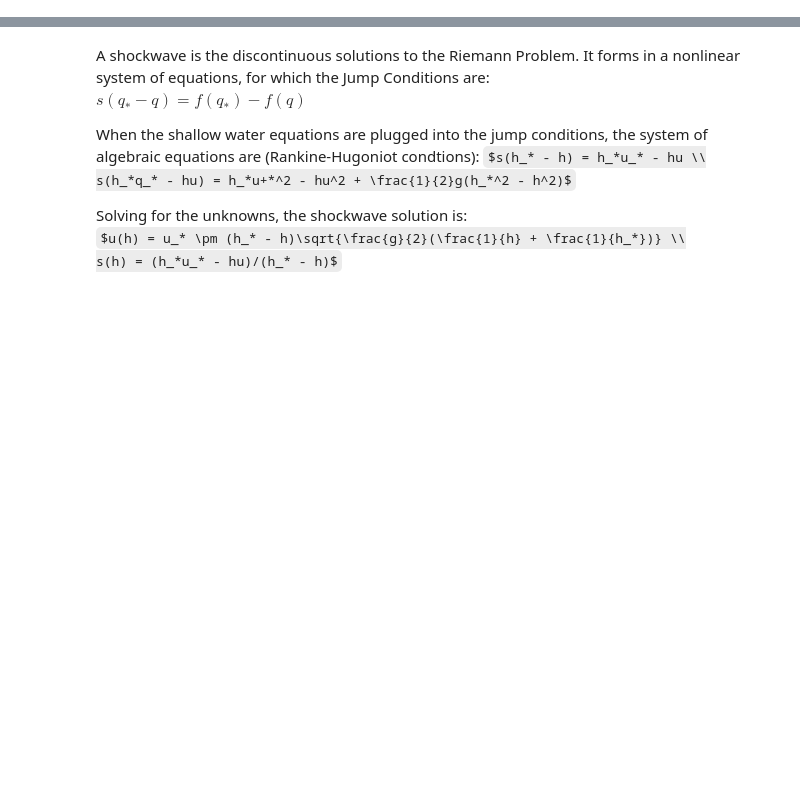
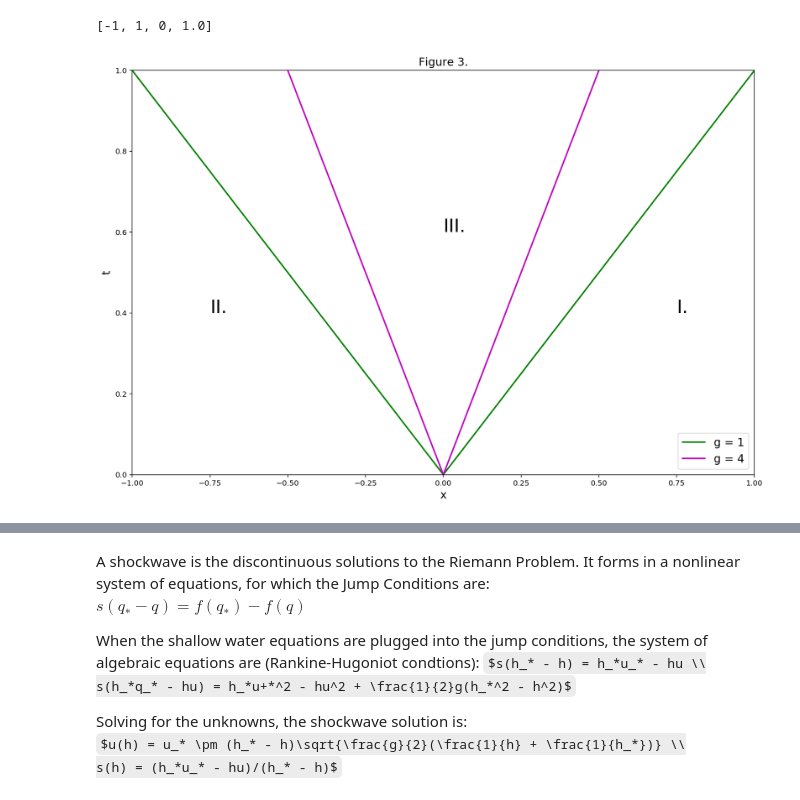
Before and after one commit to blacy/BriannaErinSeminar, a Jupyter notebook: seminar_final.ipynb, the cells around one changed output, grey strips where cells are left out. Saved outputs shown, nothing was run; the diff lists cells and outputs as text; code cells hidden in the pictures; some formulas as TeX source; blank space fills up the shorter version.

```diff
--- a/seminar_final.ipynb
+++ b/seminar_final.ipynb
@@ -52,0 +102,21 @@ $ <br />
+# %%
+# visualizing the problem in the characteristic plane
+xR = np.linspace(0,1.0,10)
+xL = np.linspace(0,-1.0,10)
+t = np.linspace(0,1.0,10)
+plt.figure(figsize=(15,10))
+plt.xlabel('x', fontsize=15)
+plt.ylabel('t', fontsize=15)
+for g,color in zip([1.0,4.0],['g','m']):
+    v = np.sqrt(g*D)
+    plt.plot(xR, t*v, color=color, linewidth=2,label='g = %.0f'%g)
+    plt.plot(xL, t*v, color=color, linewidth=2)
+plt.text(0.75, 0.4, 'I.', fontsize=25)
+plt.text(-0.75, 0.4, 'II.', fontsize=25)
+plt.text(0.0, 0.6, 'III.', fontsize=25)
+plt.title('Figure 3.',fontsize=15)
+plt.legend(loc='lower right',fontsize=15)
+plt.axis([-1,1,0,1.0])
+# %% [output]
+[-1, 1, 0, 1.0]
+[figure, added]
```
Also changed, not shown: parts of 7 cells of this notebook.
